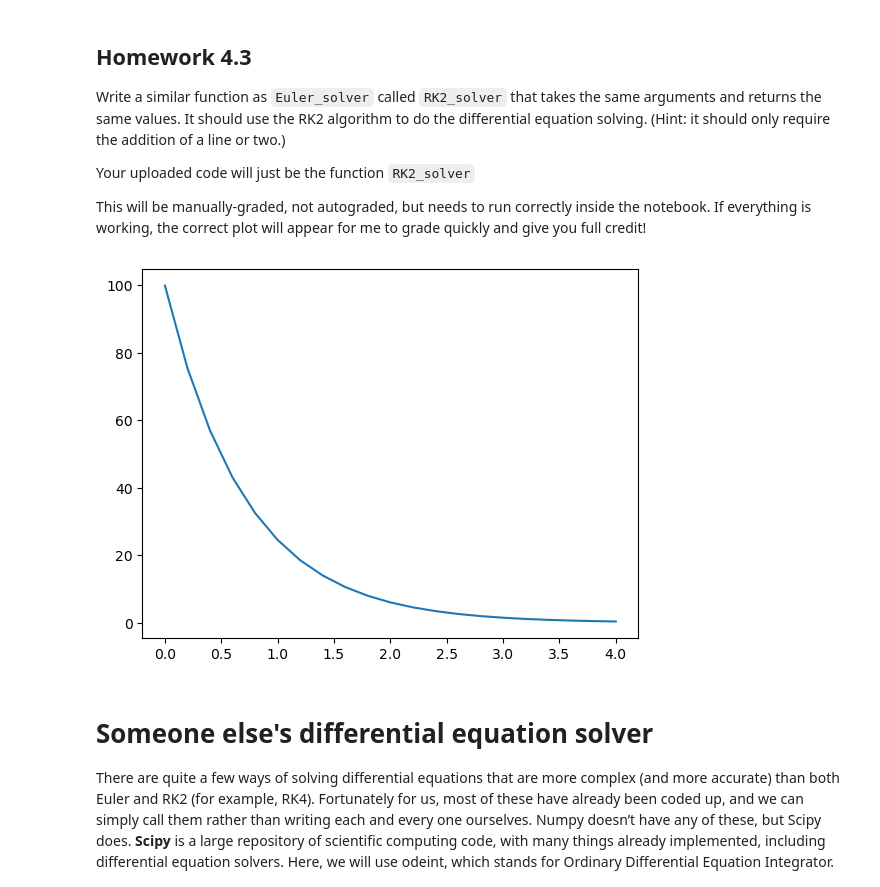
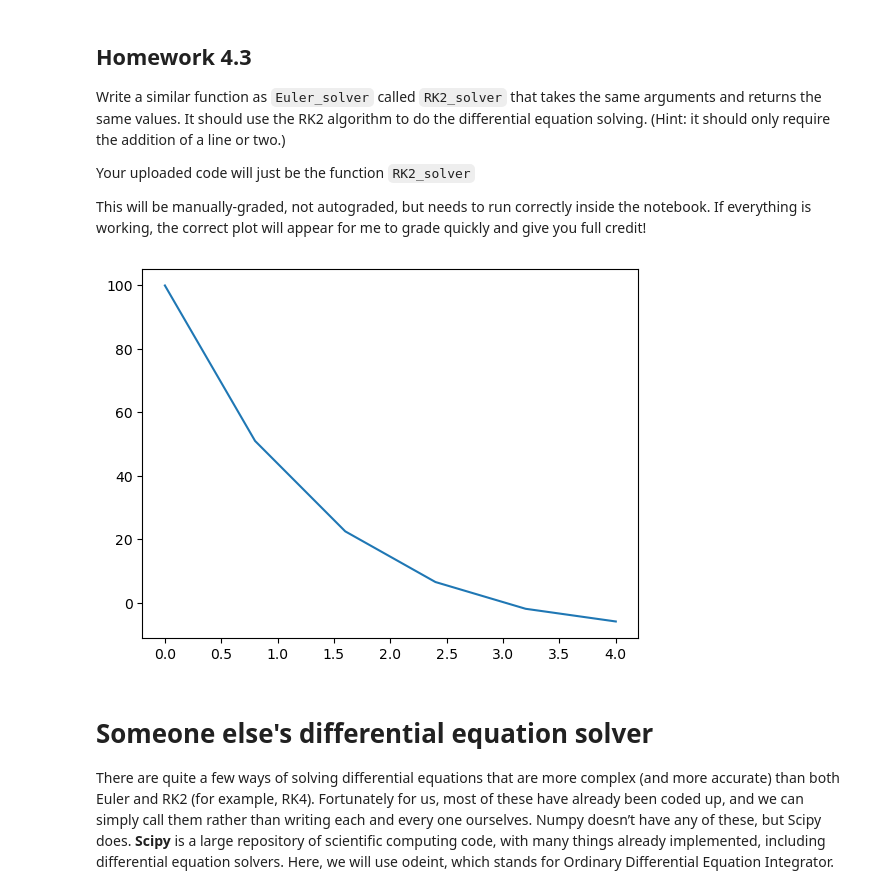
Before and after one commit to Mateo4cacheiro/PHYS4130-S25, a Jupyter notebook: p4-ODE/asgrice/p4.2/code.ipynb, the cells around one changed output. Drawn from its saved outputs; the diff is of its cells as text; code cells hidden in the pictures.

```diff
--- a/p4-ODE/asgrice/p4.2/code.ipynb
+++ b/p4-ODE/asgrice/p4.2/code.ipynb
@@ -168,7 +168,7 @@ tau = 0.7        # mean lifetime
 N0 = 100.0       # initial number of nuclei
 tmin = 0.0       # start time
 tmax = 4.0       # end time
-nts=20           # number of points
+nts=5           # number of points
 
 t,N_euler = Euler_solver(N0, tmin, tmax, nts, decay_deriv)
 
@@ -284,23 +284,23 @@ This will be manually-graded, not autograded, but needs to run correctly inside
 # %%
 #HW4.3
 
 def RK2_solver(N_initial, tmin, tmax, nts, deriv):
     N = np.zeros(nts+1)
     t = np.linspace(tmin, tmax, nts+1)
 
     # Note: a way of defining dt that is less error-prone
     dt = t[1] - t[0]
     N[0] = N_initial
     for it in range(0,nts):
         N_h = N_array[it] + dt * 0.5 * deriv(N[it], t[it])
         N[it+1] = N_array[it] + dt * deriv(N_h, t[it])
     return t, N
 
-t, N_RK2 = RK2_solver(100.0, 0.0, 4.0, 20, decay_deriv)
+t, N_RK2 = RK2_solver(100.0, 0.0, 4.0, 5, decay_deriv)
 p.plot(t, N_RK2)
 p.show()
 # %% [output]
-[figure, old version]
+[figure, new version]
 # %% [markdown]
 Someone else's differential equation solver
 ============================
```
Also changed, not shown: parts of 3 cells of this notebook, 1 other file.
